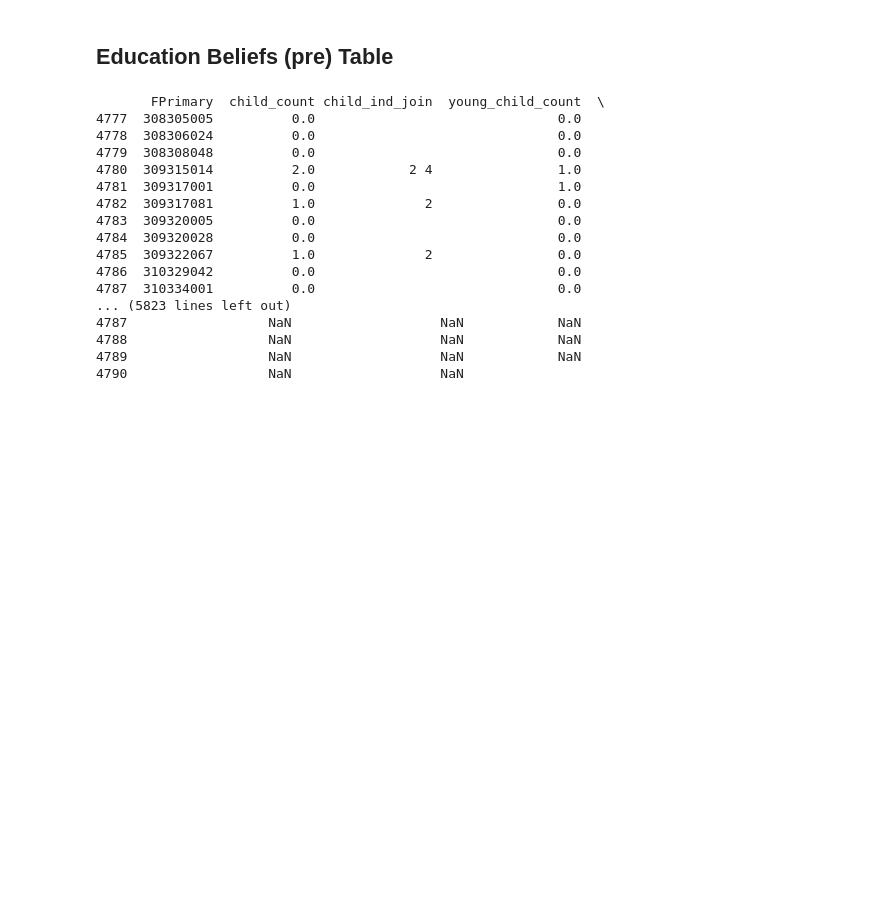
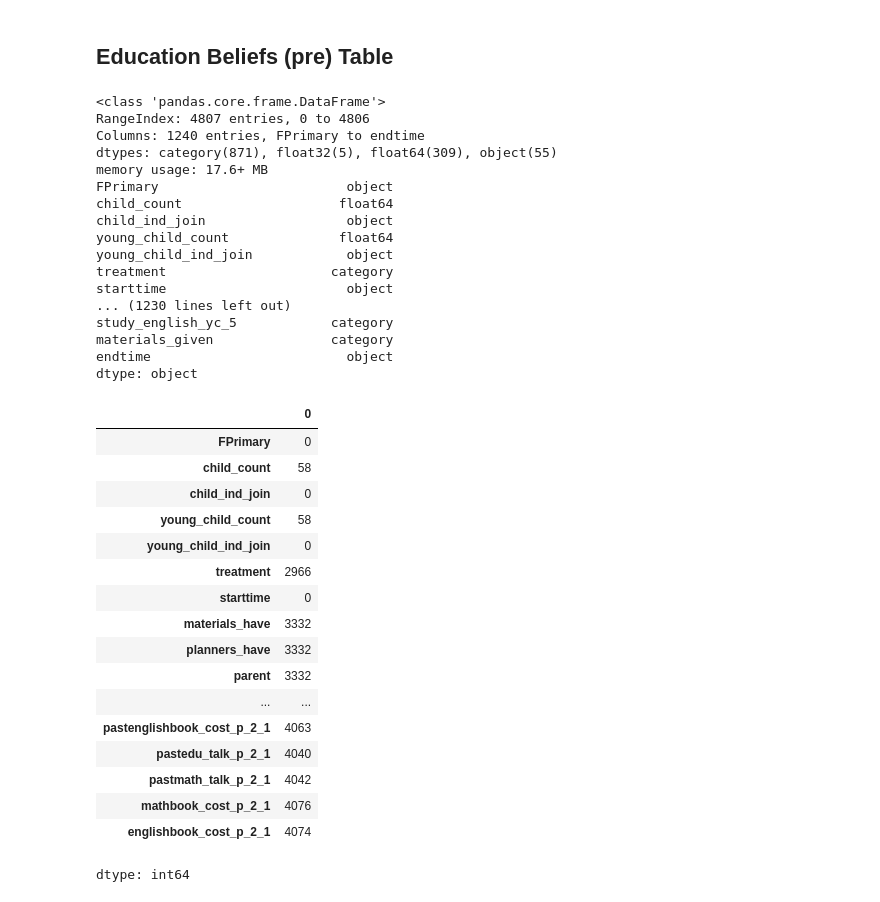
Before and after one commit to csmith3051/HU-DS-Bootcamp, a Jupyter notebook: Ghana_Census_Project.ipynb, the cells around one changed output. Cells and saved outputs as stored; diff of their text form; code cells hidden in the pictures; blank space fills up the shorter version.

Commit message:
Updated with missing data code

```diff
--- a/Ghana_Census_Project.ipynb
+++ b/Ghana_Census_Project.ipynb
@@ -211,25 +470,47 @@ df.tail(30)
 ## Education Beliefs (pre) Table
 # %%
 import pandas as pd
-df = pd.read_stata('2025-HUDS-Bootcamp/Data/THREADS/Wave_3/01giv_education_beliefs_pre.dta')
-Edu_Belief = df
-df.head()
-df.tail(30)
+df_edu_belief = pd.read_stata('2025-HUDS-Bootcamp/Data/THREADS/Wave_3/01giv_education_beliefs_pre.dta')
+df_edu_belief.head()
+df_edu_belief.tail(30)
+df_edu_belief.info()
+print(df_edu_belief.dtypes)
 # %% [output]
-       FPrimary  child_count child_ind_join  young_child_count  \
-4777  308305005          0.0                               0.0
-4778  308306024          0.0                               0.0
-4779  308308048          0.0                               0.0
-4780  309315014          2.0            2 4                1.0
-4781  309317001          0.0                               1.0
-4782  309317081          1.0              2                0.0
-4783  309320005          0.0                               0.0
-4784  309320028          0.0                               0.0
-4785  309322067          1.0              2                0.0
-4786  310329042          0.0                               0.0
-4787  310334001          0.0                               0.0
-... (5823 lines left out)
-4787                  NaN                   NaN            NaN
-4788                  NaN                   NaN            NaN
-4789                  NaN                   NaN            NaN
-4790                  NaN                   NaN
+<class 'pandas.core.frame.DataFrame'>
+RangeIndex: 4807 entries, 0 to 4806
+Columns: 1240 entries, FPrimary to endtime
+dtypes: category(871), float32(5), float64(309), object(55)
+memory usage: 17.6+ MB
+FPrimary                        object
+child_count                    float64
+child_ind_join                  object
+young_child_count              float64
+young_child_ind_join            object
+treatment                     category
+starttime                       object
+... (1230 lines left out)
+study_english_yc_5            category
+materials_given               category
+endtime                         object
+dtype: object
+# %%
+df_edu_belief.isnull().sum()
+# %% [output]
+|  | 0 |
+| FPrimary | 0 |
+| child_count | 58 |
+| child_ind_join | 0 |
+| young_child_count | 58 |
+| young_child_ind_join | 0 |
+| treatment | 2966 |
+| starttime | 0 |
+| materials_have | 3332 |
+| planners_have | 3332 |
+| parent | 3332 |
+| ... | ... |
+| pastenglishbook_cost_p_2_1 | 4063 |
+| pastedu_talk_p_2_1 | 4040 |
+| pastmath_talk_p_2_1 | 4042 |
+| mathbook_cost_p_2_1 | 4076 |
+| englishbook_cost_p_2_1 | 4074 |
+dtype: int64
```
Also changed, not shown: parts of 20 cells of this notebook.
